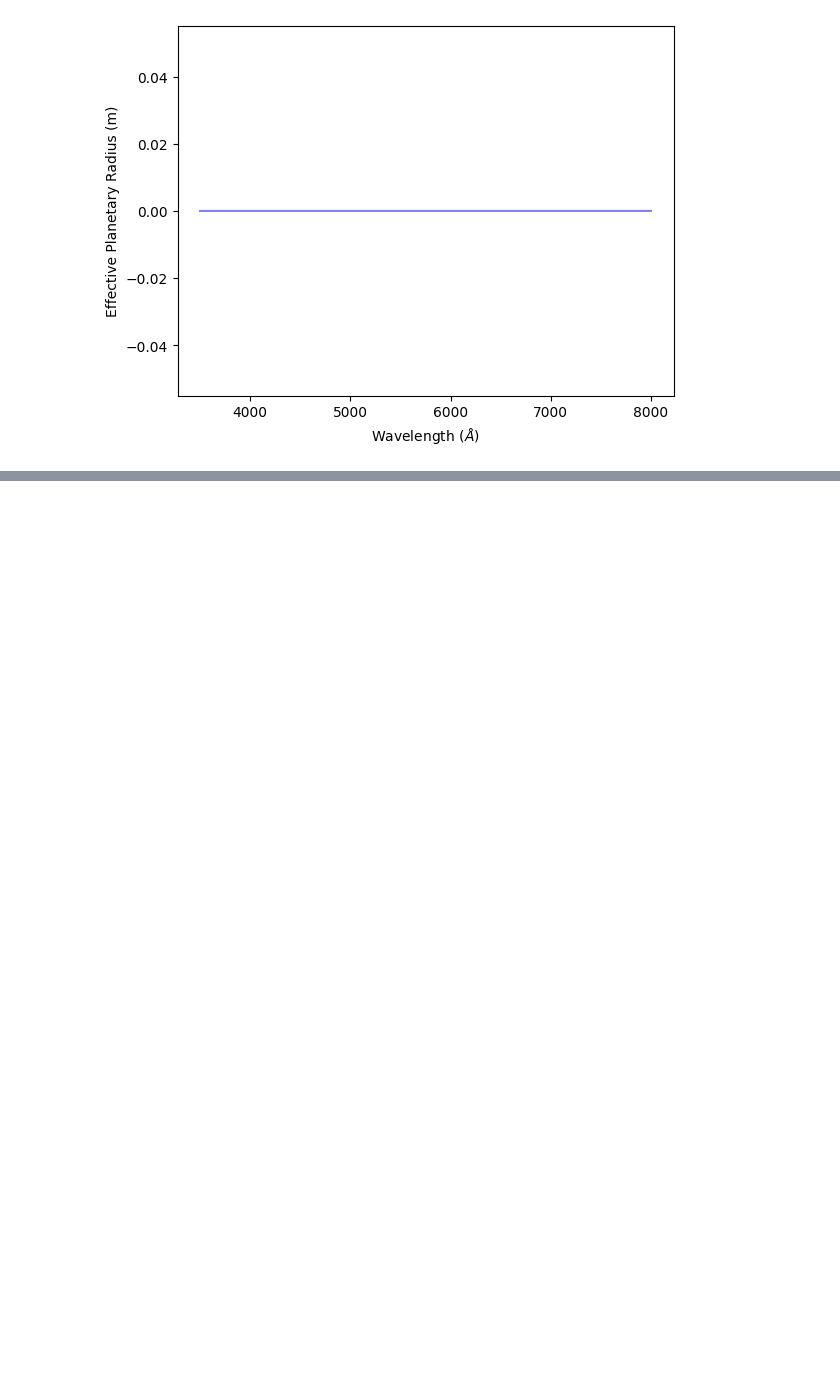
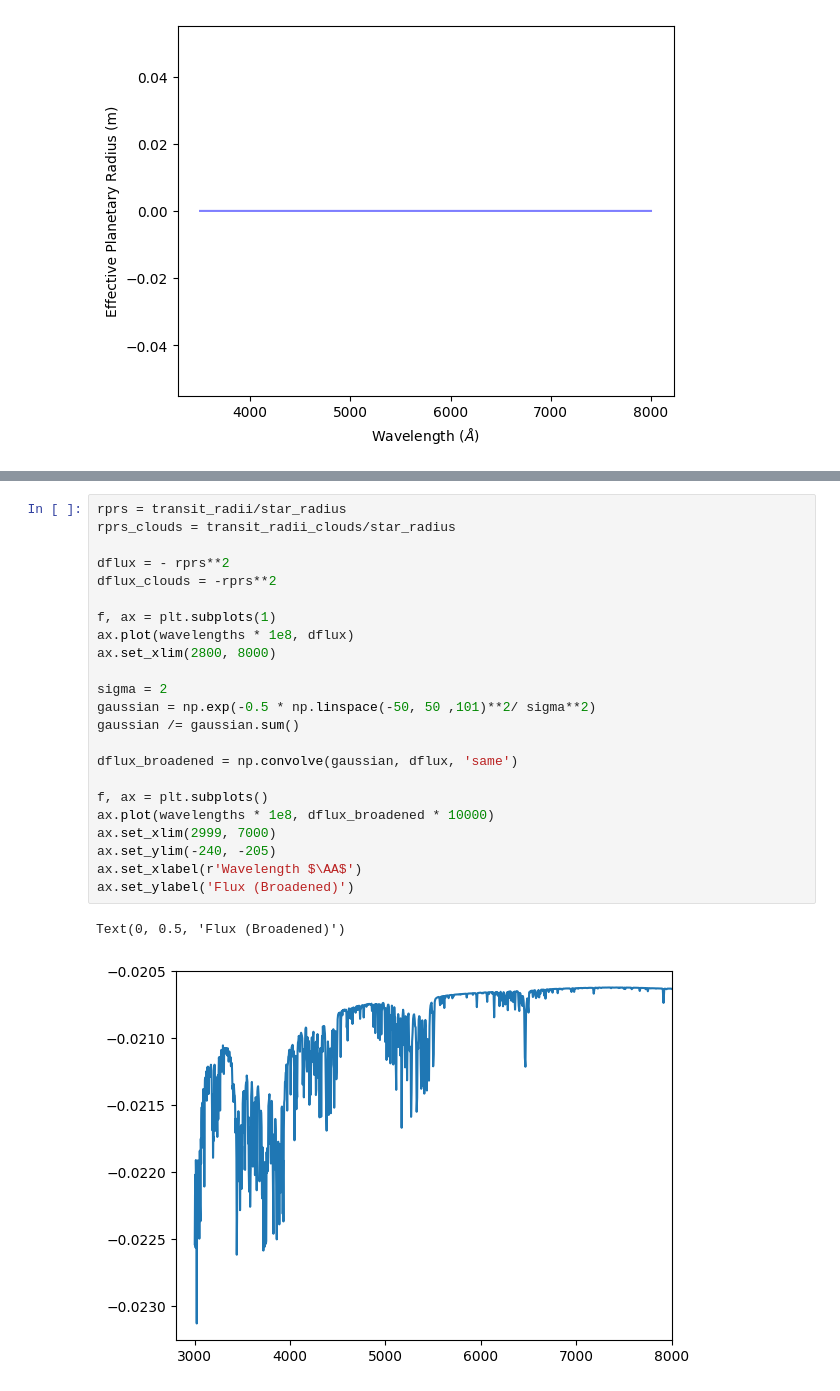
Before and after one commit to odanny-oc/rotational_broadening_kernel, a Jupyter notebook: notebooks/practice_notebook.ipynb, the cells around one changed output, grey strips where cells are left out. Saved outputs shown, nothing was run; the diff lists cells and outputs as text; blank space fills up the shorter version.

```diff
--- a/notebooks/practice_notebook.ipynb
+++ b/notebooks/practice_notebook.ipynb
@@ -131,0 +246,26 @@ Successfully loaded all opacities
+# %%
+rprs = transit_radii/star_radius
+rprs_clouds = transit_radii_clouds/star_radius
+
+dflux = - rprs**2
+dflux_clouds = -rprs**2
+
+f, ax = plt.subplots(1)
+ax.plot(wavelengths * 1e8, dflux)
+ax.set_xlim(2800, 8000)
+
+sigma = 2
+gaussian = np.exp(-0.5 * np.linspace(-50, 50 ,101)**2/ sigma**2)
+gaussian /= gaussian.sum()
+
+dflux_broadened = np.convolve(gaussian, dflux, 'same')
+
+f, ax = plt.subplots()
+ax.plot(wavelengths * 1e8, dflux_broadened * 10000)
+ax.set_xlim(2999, 7000)
+ax.set_ylim(-240, -205)
+ax.set_xlabel(r'Wavelength $\AA$')
+ax.set_ylabel('Flux (Broadened)')
+# %% [output]
+Text(0, 0.5, 'Flux (Broadened)')
+[figure, added]
```
Also changed, not shown: parts of 3 cells of this notebook, 4 other files.
